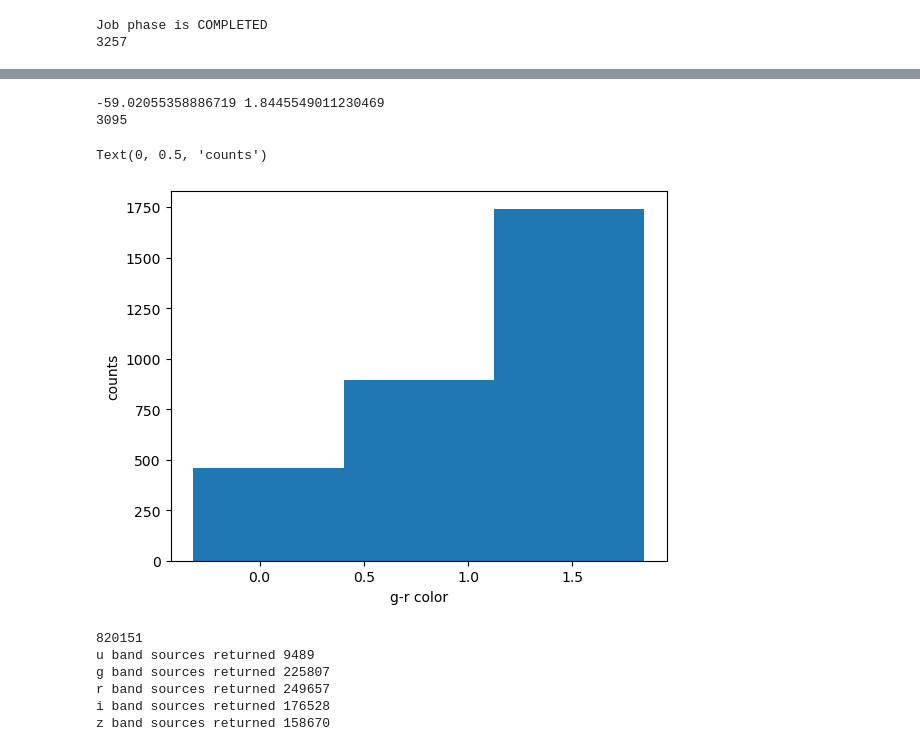
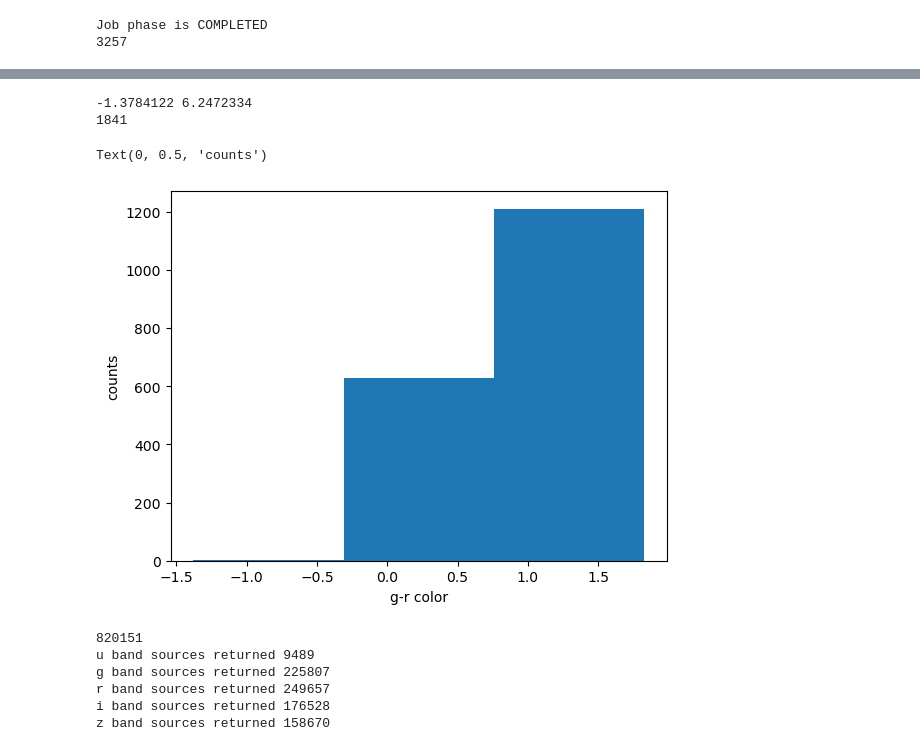
Before and after one commit to LSSTDESC/DifferentialCR, a Jupyter notebook: DCR2_in_DP1.ipynb, the cells around one changed output, grey strips where cells are left out. Cells and saved outputs as stored; diff of their text form; code cells hidden in the pictures.

```diff
--- a/DCR2_in_DP1.ipynb
+++ b/DCR2_in_DP1.ipynb
@@ -191,25 +193,25 @@ plt.scatter(object_table['coord_ra'], object_table['coord_dec'], marker = '.', a
 # %%
 # Determine color cuts (defaults or play with your own)
-
+object_table['grColor'] = object_table['g_minus_r']
 mask = np.isnan(object_table['grColor'])
 print(min(object_table['grColor'][~mask]), max(object_table['grColor'][~mask]))
 
 mask2 = (object_table['grColor'] > -3) * (object_table['grColor'] < 3)
 print(np.sum(mask2))
 
 plt.hist(object_table['grColor'][mask2],3)
 # plt.hist(object_table['grColor'], bins = [-0.3,  0.4,  1.0,  1.5], color =['C0', 'C1', 'C2'], edgecolor = 'k')
 # plt.hist(object_table['grColor'][mask2], bins = np.linspace(-0.5, 2.5, 10))
 # plt.hist(object_table['grColor'][object_table['grColor'] < 0.5], bins = [-0.5,  0.5,  1.0,  2], color ='C0')
 # plt.hist(object_table['grColor'][(object_table['grColor'] > 0.5) * (object_table['grColor'] < 1.2)], bins = [-0.5,  0.5,  1.2,  2], color ='C1')
 # plt.hist(object_table['grColor'][object_table['grColor'] > 1.2], bins = [-0.5,  0.5,  1.2,  2], color ='C2')
 plt.xlabel('g-r color')
 plt.ylabel('counts')
 # %% [output]
--59.02055358886719 1.8445549011230469
-3095
+-1.3784122 6.2472334
+1841
 Text(0, 0.5, 'counts')
-[figure, old version]
+[figure, new version]
 # %%
 # This is a complicated source query that returns the source detections for each star in the defined color bins
 # Avoid doing this more than once (takes a really long time)
```
Also changed, not shown: parts of 9 cells of this notebook, 1 other file.
